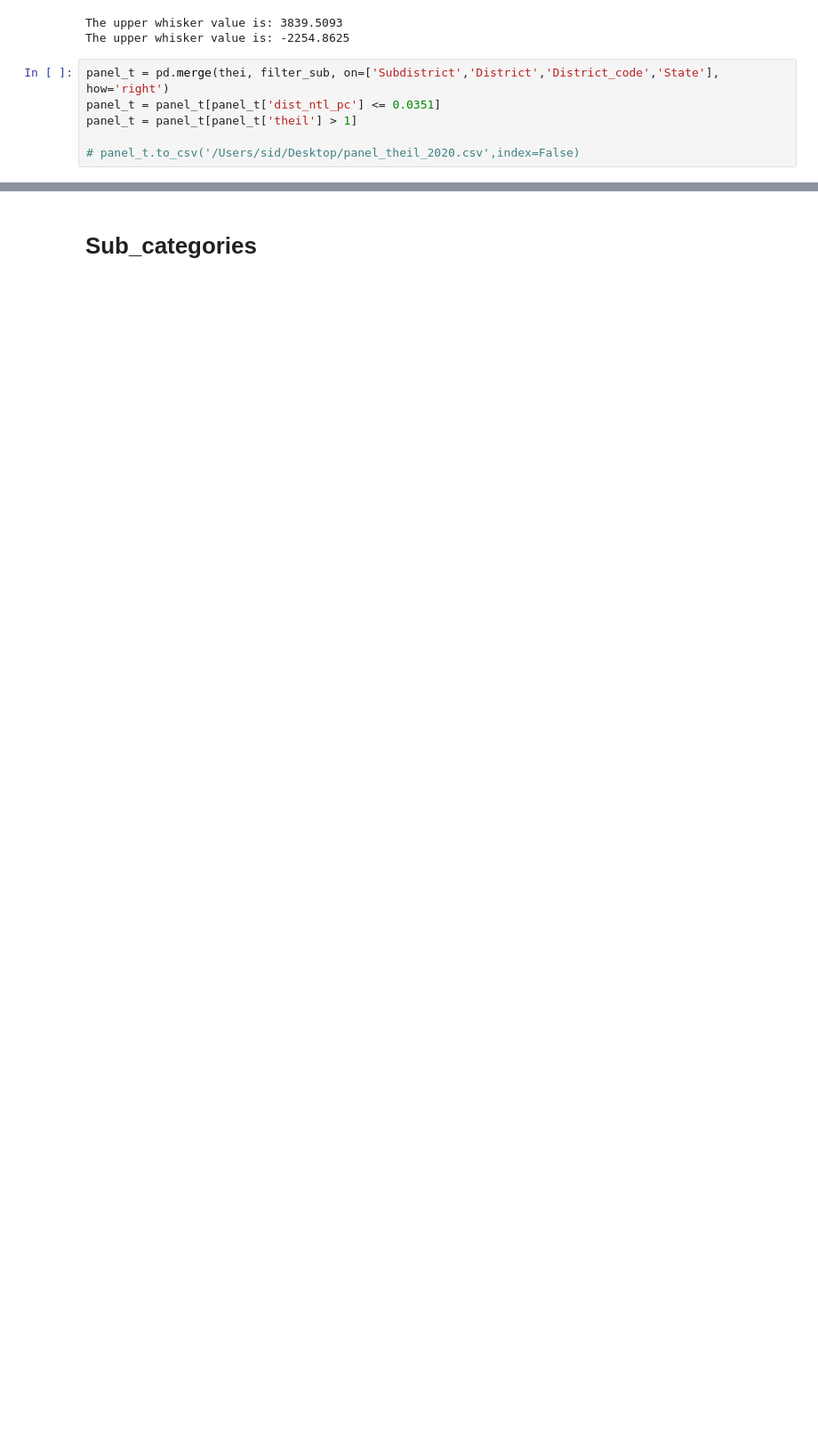
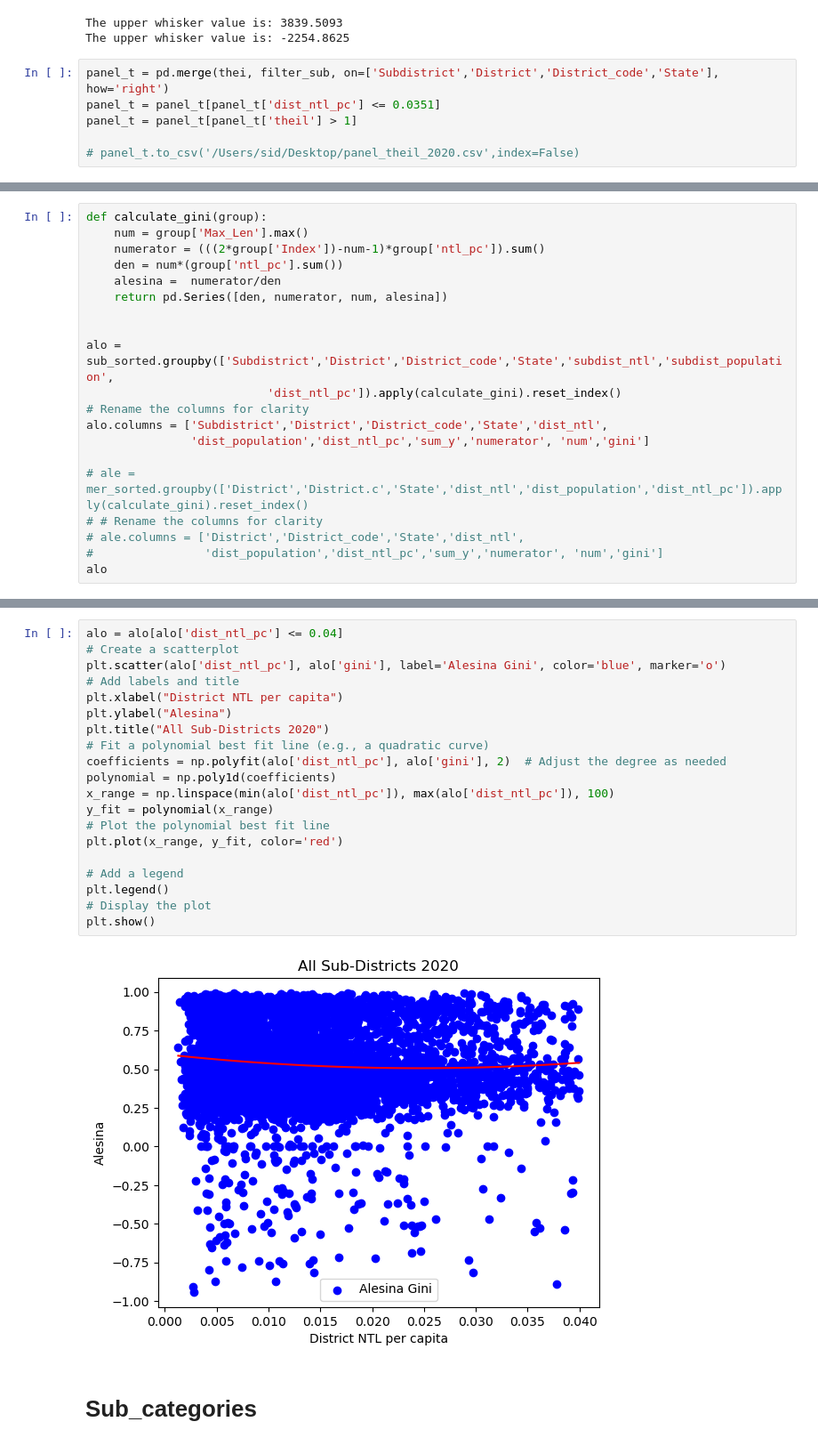
Before and after one commit to SaiSiddhardhaKalla/Master_Thesis, a Jupyter notebook: 10_Panel.ipynb, the cells around one changed output, grey strips where cells are left out. Shown at 89% size. Saved outputs shown, nothing was run; the diff lists cells and outputs as text; blank space fills up the shorter version.

Commit message:
New Regression file for gini-infra

```diff
--- a/10_Panel.ipynb
+++ b/10_Panel.ipynb
@@ -514,0 +517,20 @@ panel_t = panel_t[panel_t['theil'] > 1]
+# %%
+def calculate_gini(group):
+    num = group['Max_Len'].max()
+    numerator = (((2*group['Index'])-num-1)*group['ntl_pc']).sum()
+    den = num*(group['ntl_pc'].sum())
+    alesina =  numerator/den
+    return pd.Series([den, numerator, num, alesina])
+
+
+alo = sub_sorted.groupby(['Subdistrict','District','District_code','State','subdist_ntl','subdist_population',
+                          'dist_ntl_pc']).apply(calculate_gini).reset_index()
+# Rename the columns for clarity
+alo.columns = ['Subdistrict','District','District_code','State','dist_ntl',
+               'dist_population','dist_ntl_pc','sum_y','numerator', 'num','gini']
+
+# ale = mer_sorted.groupby(['District','District.c','State','dist_ntl','dist_population','dist_ntl_pc']).apply(calculate_gini).reset_index()
+# # Rename the columns for clarity
+# ale.columns = ['District','District_code','State','dist_ntl',
+#                'dist_population','dist_ntl_pc','sum_y','numerator', 'num','gini']
+alo
@@ -515,3 +551,25 @@ panel_t = panel_t[panel_t['theil'] > 1]
+# %%
+alo = alo[alo['dist_ntl_pc'] <= 0.04]
+# Create a scatterplot
+plt.scatter(alo['dist_ntl_pc'], alo['gini'], label='Alesina Gini', color='blue', marker='o')
+# Add labels and title
+plt.xlabel("District NTL per capita")
+plt.ylabel("Alesina")
+plt.title("All Sub-Districts 2020")
+# Fit a polynomial best fit line (e.g., a quadratic curve)
+coefficients = np.polyfit(alo['dist_ntl_pc'], alo['gini'], 2)  # Adjust the degree as needed
+polynomial = np.poly1d(coefficients)
+x_range = np.linspace(min(alo['dist_ntl_pc']), max(alo['dist_ntl_pc']), 100)
+y_fit = polynomial(x_range)
+# Plot the polynomial best fit line
+plt.plot(x_range, y_fit, color='red')
+
+# Add a legend
+plt.legend()
+# Display the plot
+plt.show()
+# %% [output]
+[figure, added]
 # %% [markdown]
 # Sub_categories
 # %%
```
Also changed, not shown: parts of 11 cells of this notebook, 3 other files.
